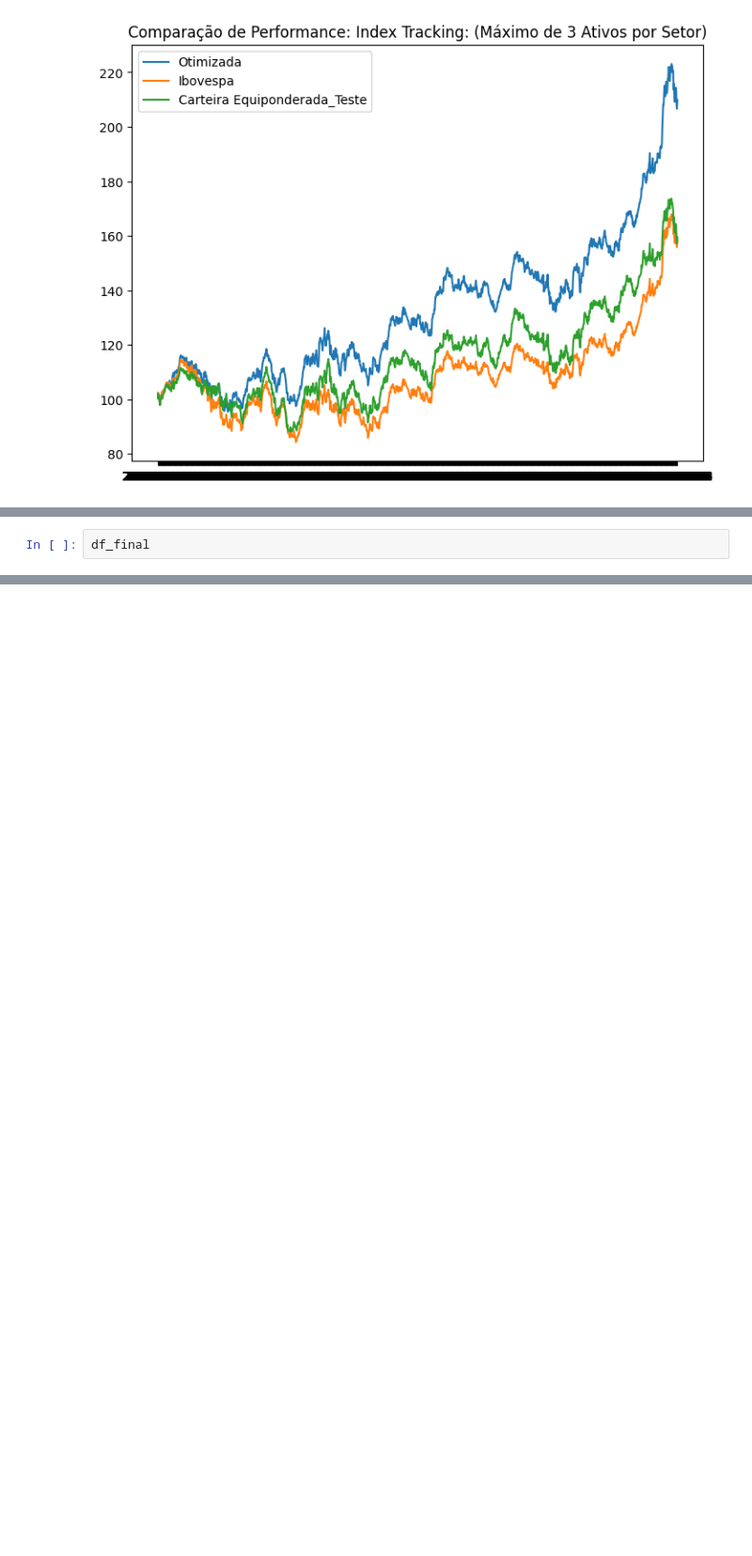
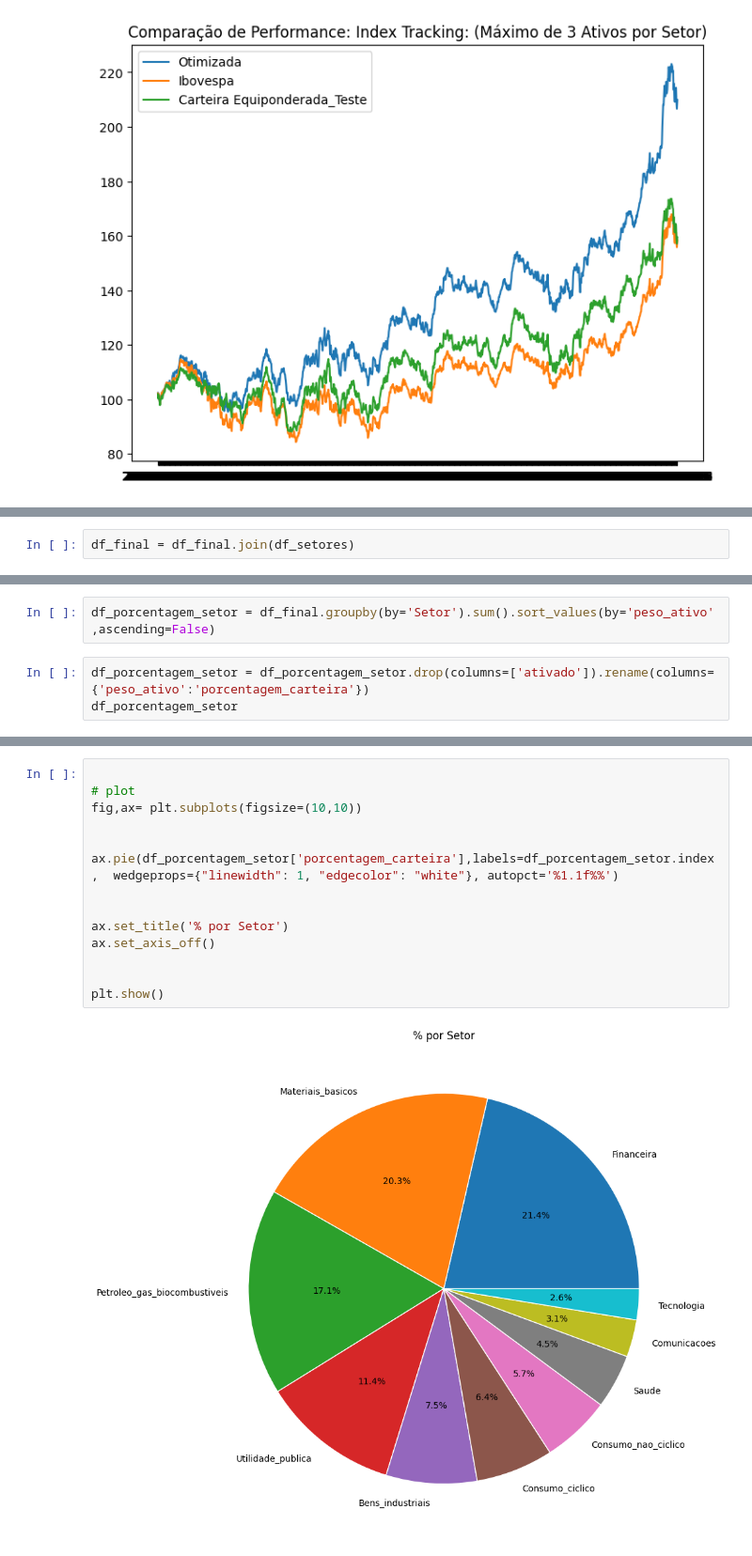
Before and after one commit to JoaoNogaroli/mestrado, a Jupyter notebook: projetos-CPLEX/modelo_index_tracking_setores_simples/app1.ipynb, the cells around one changed output, grey strips where cells are left out. Shown at 94% size. Cells and saved outputs as stored; diff of their text form; blank space fills up the shorter version.

```diff
--- a/projetos-CPLEX/modelo_index_tracking_setores_simples/app1.ipynb
+++ b/projetos-CPLEX/modelo_index_tracking_setores_simples/app1.ipynb
@@ -277,2 +257,2 @@ setores
 # %%
-df_final
+df_final = df_final.join(df_setores)
@@ -304,0 +259,5 @@ False
+# %%
+df_porcentagem_setor = df_final.groupby(by='Setor').sum().sort_values(by='peso_ativo' ,ascending=False)
+# %%
+df_porcentagem_setor = df_porcentagem_setor.drop(columns=['ativado']).rename(columns={'peso_ativo':'porcentagem_carteira'})
+df_porcentagem_setor
@@ -304,0 +277,16 @@ False
+# %%
+
+# plot
+fig,ax= plt.subplots(figsize=(10,10))
+
+
+ax.pie(df_porcentagem_setor['porcentagem_carteira'],labels=df_porcentagem_setor.index,  wedgeprops={"linewidth": 1, "edgecolor": "white"}, autopct='%1.1f%%')
+
+
+ax.set_title('% por Setor')
+ax.set_axis_off()
+
+
+plt.show()
+# %% [output]
+[figure, added]
```
Also changed, not shown: parts of 5 cells of this notebook.
